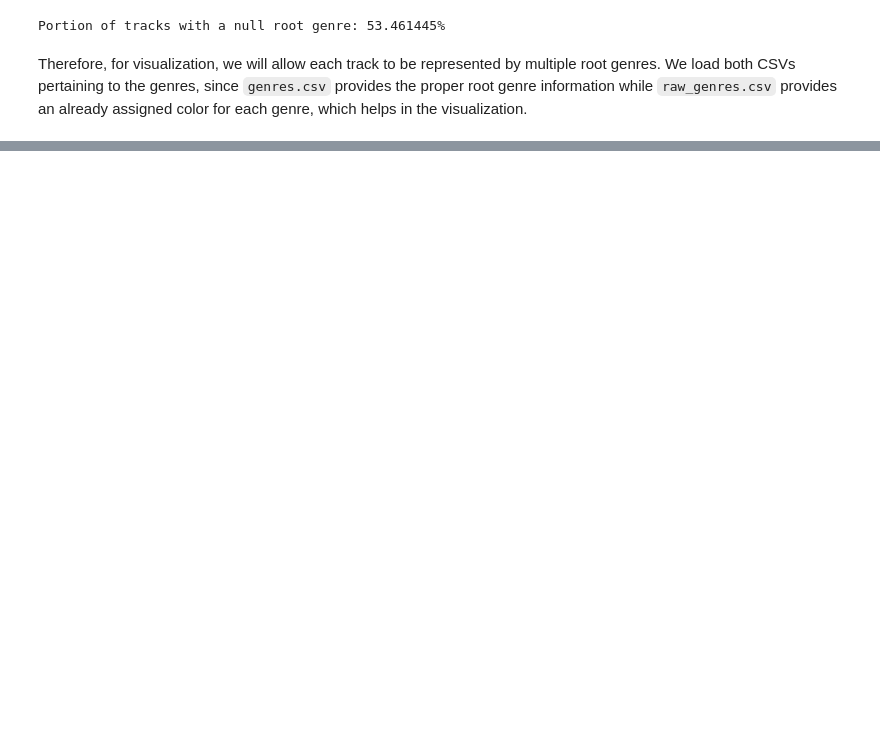
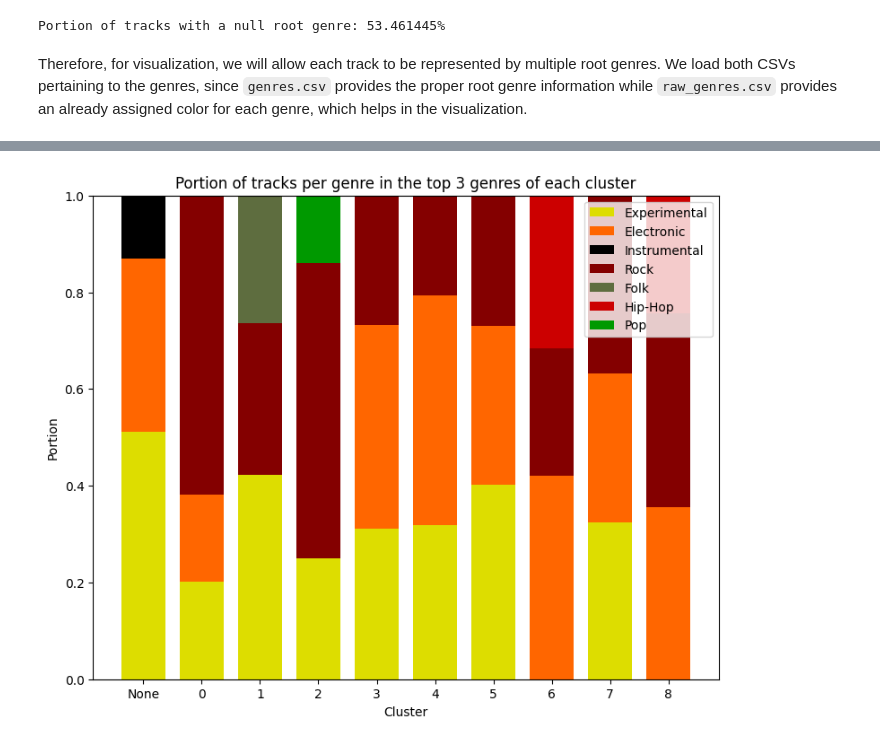
Before and after one commit to pedrocarush/MDLE-Assignment2, a Jupyter notebook: exercise1.ipynb, the cells around one changed output, grey strips where cells are left out. Saved outputs shown, nothing was run; the diff lists cells and outputs as text; code cells hidden in the pictures; blank space fills up the shorter version.

```diff
--- a/exercise1.ipynb
+++ b/exercise1.ipynb
@@ -583,0 +592,41 @@ fig.savefig(f'./results/graphs/clustering_genre_c{n_clusters}_std{float_to_fname
+# %%
+genre_counts_for_each_discard_set_top_3_portions = {
+    discard_set:sorted(counts.items(), key=lambda t: t[1], reverse=True)[:3]
+    for discard_set, counts in genre_counts_for_each_discard_set.items()
+}
+
+genre_counts_for_each_discard_set_top_3_portions = {
+    discard_set:[(genre, count / sum(count for _, count in top_3)) for genre, count in top_3]
+    for discard_set, top_3 in genre_counts_for_each_discard_set_top_3_portions.items()
+}
+
+genre_counts_top_3 = {}
+for discard_set, top_3 in genre_counts_for_each_discard_set_top_3_portions.items():
+    for genre, portion in top_3:
+        discard_portions = genre_counts_top_3.setdefault(genre, np.zeros((n_clusters + 1,)))
+        if discard_set is None:
+            discard_portions[0] = portion
+        else:
+            discard_portions[discard_set + 1] = portion
+# %%
+width = 0.75
+
+fig, ax = plt.subplots(figsize=(9, 7))
+bottom = np.zeros(n_clusters + 1) # include the outliers
+
+cluster_ids_xs = [-1] + list(range(n_clusters))
+
+for genre, portions in genre_counts_top_3.items():
+    p = ax.bar(cluster_ids_xs, portions, width, label=genre, bottom=bottom, color=genres_colors[genre])
+    bottom += portions
+
+ax.set_title("Portion of tracks per genre in the top 3 genres of each cluster")
+ax.legend(loc="upper right", fontsize=10)
+ax.set_xlabel("Cluster")
+ax.set_ylabel("Portion")
+ax.set_xticks(ticks=cluster_ids_xs, labels=map(str, cluster_ids))
+
+float_to_fname = lambda f: str(f).replace('.', '-')
+fig.savefig(f'./results/graphs/clustering_portion_c{n_clusters}_std{float_to_fname(cluster_distance_threshold_standard_deviations)}_mvt{float_to_fname(compression_set_merge_variance_threshold)}_eps{float_to_fname(dbscan_eps)}.png')
+# %% [output]
+[figure, added]
```
Also changed, not shown: parts of 4 cells of this notebook, 1 other file.
